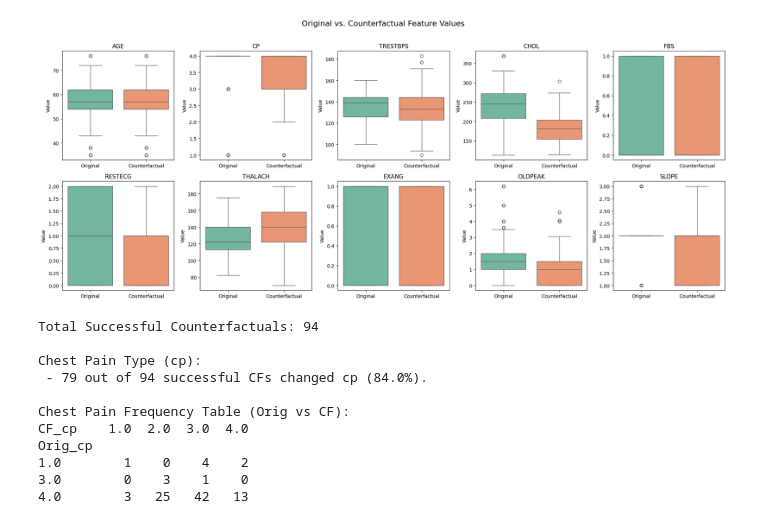
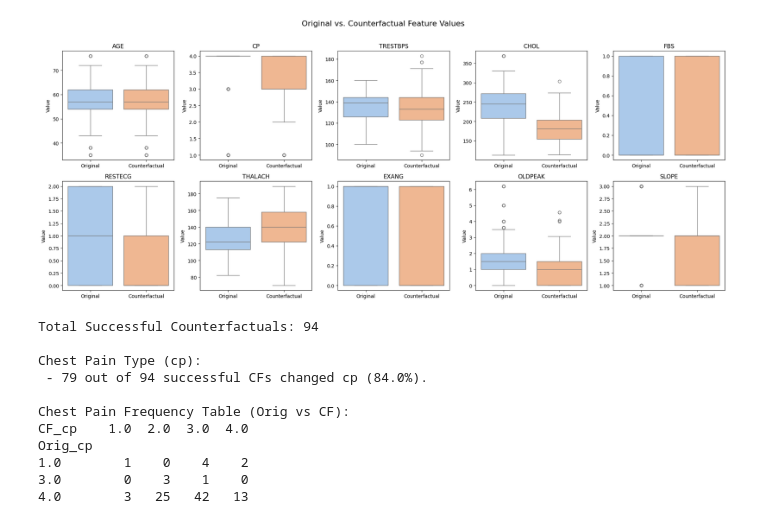
Before and after one commit to PMK1991/cvd_counterfactual_pipeline, a Jupyter notebook: nb_cvd_exp_eda_results.ipynb, the cells around one changed output. Saved outputs shown, nothing was run; the diff lists cells and outputs as text; code cells hidden in the pictures.

```diff
--- a/nb_cvd_exp_eda_results.ipynb
+++ b/nb_cvd_exp_eda_results.ipynb
@@ -102,35 +86,35 @@ df_long = pd.concat(data_list, ignore_index=True)
 n_features = len(features)
 n_cols = 5  # number of columns in the grid
 n_rows = (n_features + n_cols - 1) // n_cols
 
 fig, axes = plt.subplots(n_rows, n_cols, figsize=(20, 8), sharey=False)
 axes = axes.flatten()
 
 for i, feature in enumerate(features):
     ax = axes[i]
     sns.boxplot(
         x="Type",
         y="Value",
         hue="Type",  # Assign `Type` to `hue`
         data=df_long[df_long["Feature"] == feature],
         ax=ax,
-        palette="Set2",
+        palette="pastel",  # Changed to pastel blue colors
         dodge=False,  # Prevents splitting by hue
         legend=False  # Suppress legend
     )
     ax.set_title(f"{feature.upper()}")
     ax.set_xlabel("")
     ax.set_ylabel("Value")
 
 # If there are any empty subplots, hide them
 for j in range(i + 1, len(axes)):
     axes[j].axis("off")
 
 plt.suptitle("Original vs. Counterfactual Feature Values", fontsize=16, y=1.02)
 plt.tight_layout()
 plt.show()
 # %% [output]
-[figure, old version]
+[figure, new version]
 # %%
 import pandas as pd
 import numpy as np
```
Also changed, not shown: parts of 2 cells of this notebook, 6 other files.
